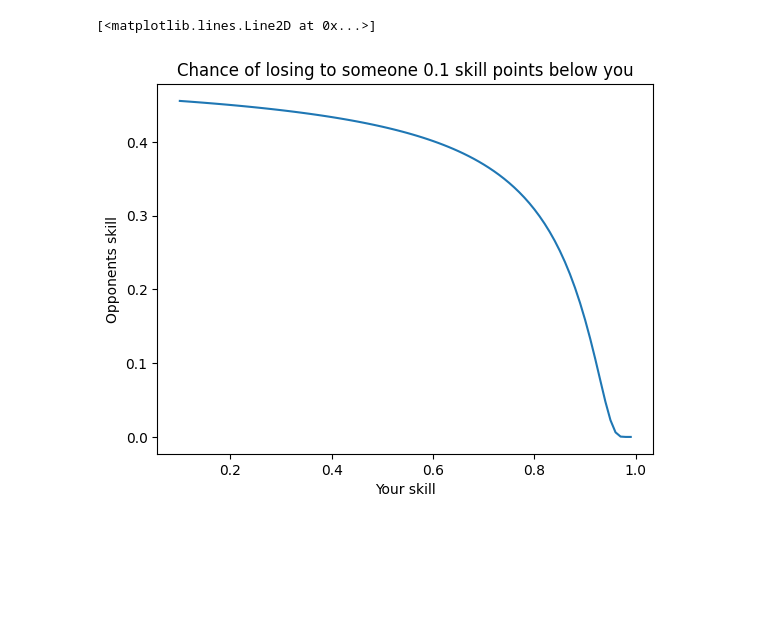
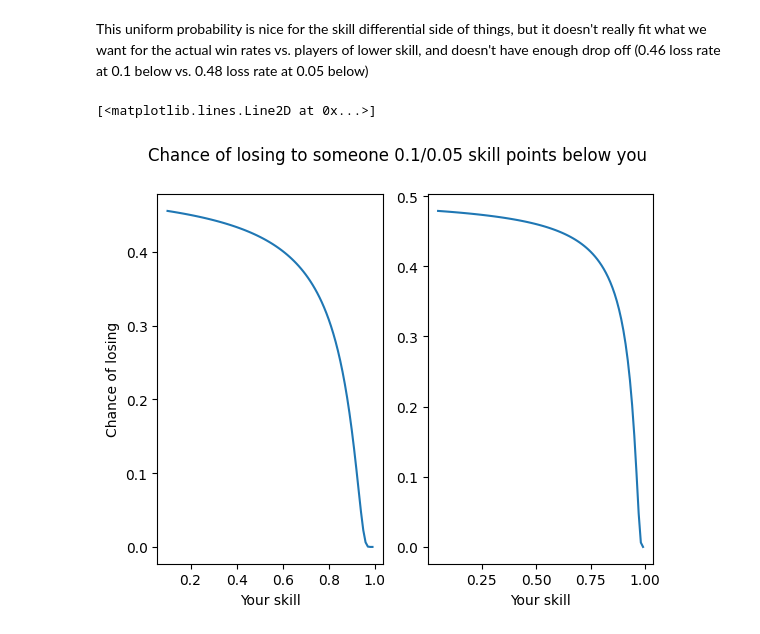
Before and after one commit to kmodo1/tourney-sim, a Jupyter notebook: game_method_testing.ipynb, the cells around one changed output. Saved outputs shown, nothing was run; the diff lists cells and outputs as text; code cells hidden in the pictures; blank space fills up the shorter version.

```diff
--- a/game_method_testing.ipynb
+++ b/game_method_testing.ipynb
@@ -12,0 +39,15 @@ def game(skill1, skill2):
+# %%
+loss_probabilities = []
+for skill in np.arange(0.1, 1, 0.01):
+    loss_probabilities.append(scipy.stats.norm(0.0, 1).cdf(-(0.99 - skill)))
+plt.suptitle("Chance of losing at 0.99/0.5 skill")
+plt.subplot(1, 2, 1)
+plt.xlabel("Opponents skill")
+plt.ylabel("Chance of losing")
+plt.plot(np.arange(0.1, 1, 0.01), loss_probabilities)
+loss_probabilities = []
+for skill in np.arange(0.05, 1, 0.01):
+    loss_probabilities.append(scipy.stats.norm(0.0, 1).cdf(-(0.5 - skill)))
+plt.subplot(1, 2, 2)
+plt.xlabel("Opponents skill")
+plt.plot(np.arange(0.05, 1, 0.01), loss_probabilities)
@@ -12,0 +57,2 @@ def game(skill1, skill2):
+# %% [markdown]
+This uniform probability is nice for the skill differential side of things, but it doesn't really fit what we want for the actual win rates vs. players of lower skill, and doesn't have enough drop off (0.46 loss rate at 0.1 below vs. 0.48 loss rate at 0.05 below)
@@ -13,14 +64,18 @@ def game(skill1, skill2):
 # %%
-# Graph of chances of losing to someone 0.1 skill points below you - almost a 50/50 at 0.1 skill, but very close
-# to a 100% chance for the better player at .99
-
 loss_probabilities = []
 for skill in np.arange(0.1, 1, 0.01):
-    loss_probabilities.append(scipy.stats.norm(0.0, (1 - skill) * 1).cdf(-0.1))
-plt.title("Chance of losing to someone 0.1 skill points below you")
+    loss_probabilities.append(scipy.stats.norm(0.0, 1 - skill).cdf(-0.1))
+plt.suptitle("Chance of losing to someone 0.1/0.05 skill points below you")
+plt.subplot(1, 2, 1)
 plt.xlabel("Your skill")
-plt.ylabel("Opponents skill")
+plt.ylabel("Chance of losing")
 plt.plot(np.arange(0.1, 1, 0.01), loss_probabilities)
+loss_probabilities = []
+for skill in np.arange(0.05, 1, 0.01):
+    loss_probabilities.append(scipy.stats.norm(0.0, 1 - skill).cdf(-0.05))
+plt.subplot(1, 2, 2)
+plt.xlabel("Your skill")
+plt.plot(np.arange(0.05, 1, 0.01), loss_probabilities)
 # %% [output]
 [<matplotlib.lines.Line2D at 0x...>]
-[figure, old version]
+[figure, new version]
```
Also changed, not shown: parts of 12 cells of this notebook.
